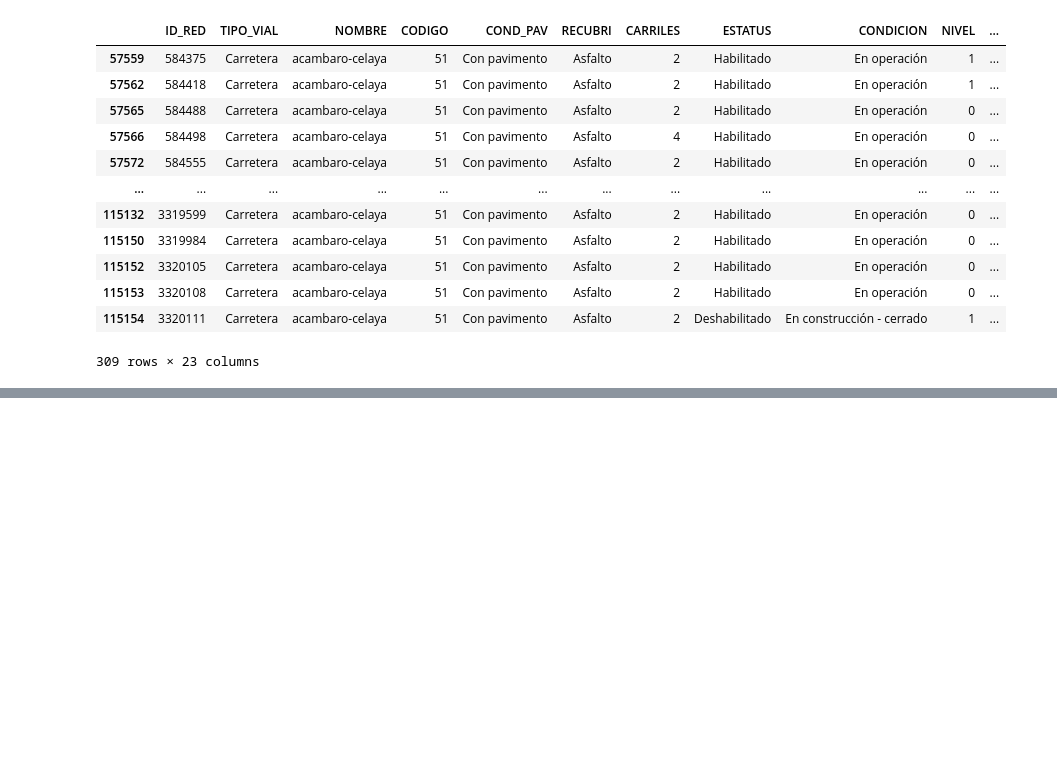
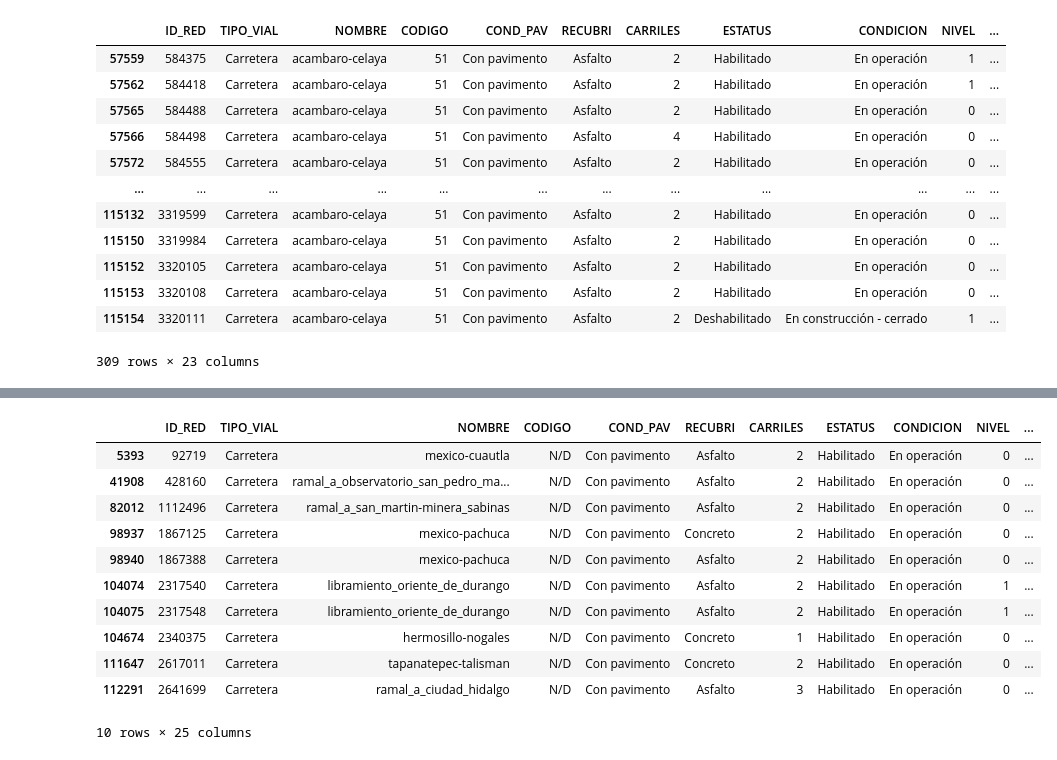
Before and after one commit to JorgeICS/Primeos_Analisis_Geopandas, a Jupyter notebook: filtrado_nodos.ipynb, the cells around one changed output, grey strips where cells are left out. Saved outputs shown, nothing was run; the diff lists cells and outputs as text; code cells hidden in the pictures; blank space fills up the shorter version.

```diff
--- a/filtrado_nodos.ipynb
+++ b/filtrado_nodos.ipynb
@@ -332,0 +562,2 @@ CF_simp[CF_simp['NOMBRE'] == 'acambaro-celaya']
+# %%
+sin_ID.loc[sin_ID['NOMBRE'] == 'nada', 'NOMBRE'] = 'nd'
@@ -332,0 +580,15 @@ CF_simp[CF_simp['NOMBRE'] == 'acambaro-celaya']
+# %%
+sin_ID.loc[sin_ID['NOMBRE'] != 'nd']
+# %% [output]
+|  | ID_RED | TIPO_VIAL | NOMBRE | CODIGO | COND_PAV | RECUBRI | CARRILES | ESTATUS | CONDICION | NIVEL | ... |
+| 5393 | 92719 | Carretera | mexico-cuautla | N/D | Con pavimento | Asfalto | 2 | Habilitado | En operación | 0 | ... |
+| 41908 | 428160 | Carretera | ramal_a_observatorio_san_pedro_ma... | N/D | Con pavimento | Asfalto | 2 | Habilitado | En operación | 0 | ... |
+| 82012 | 1112496 | Carretera | ramal_a_san_martin-minera_sabinas | N/D | Con pavimento | Asfalto | 2 | Habilitado | En operación | 0 | ... |
+| 98937 | 1867125 | Carretera | mexico-pachuca | N/D | Con pavimento | Concreto | 2 | Habilitado | En operación | 0 | ... |
+| 98940 | 1867388 | Carretera | mexico-pachuca | N/D | Con pavimento | Asfalto | 2 | Habilitado | En operación | 0 | ... |
+| 104074 | 2317540 | Carretera | libramiento_oriente_de_durango | N/D | Con pavimento | Asfalto | 2 | Habilitado | En operación | 1 | ... |
+| 104075 | 2317548 | Carretera | libramiento_oriente_de_durango | N/D | Con pavimento | Asfalto | 2 | Habilitado | En operación | 1 | ... |
+| 104674 | 2340375 | Carretera | hermosillo-nogales | N/D | Con pavimento | Concreto | 1 | Habilitado | En operación | 0 | ... |
+| 111647 | 2617011 | Carretera | tapanatepec-talisman | N/D | Con pavimento | Concreto | 2 | Habilitado | En operación | 0 | ... |
+| 112291 | 2641699 | Carretera | ramal_a_ciudad_hidalgo | N/D | Con pavimento | Asfalto | 3 | Habilitado | En operación | 0 | ... |
+10 rows × 25 columns
```
Also changed, not shown: parts of 32 cells of this notebook.
